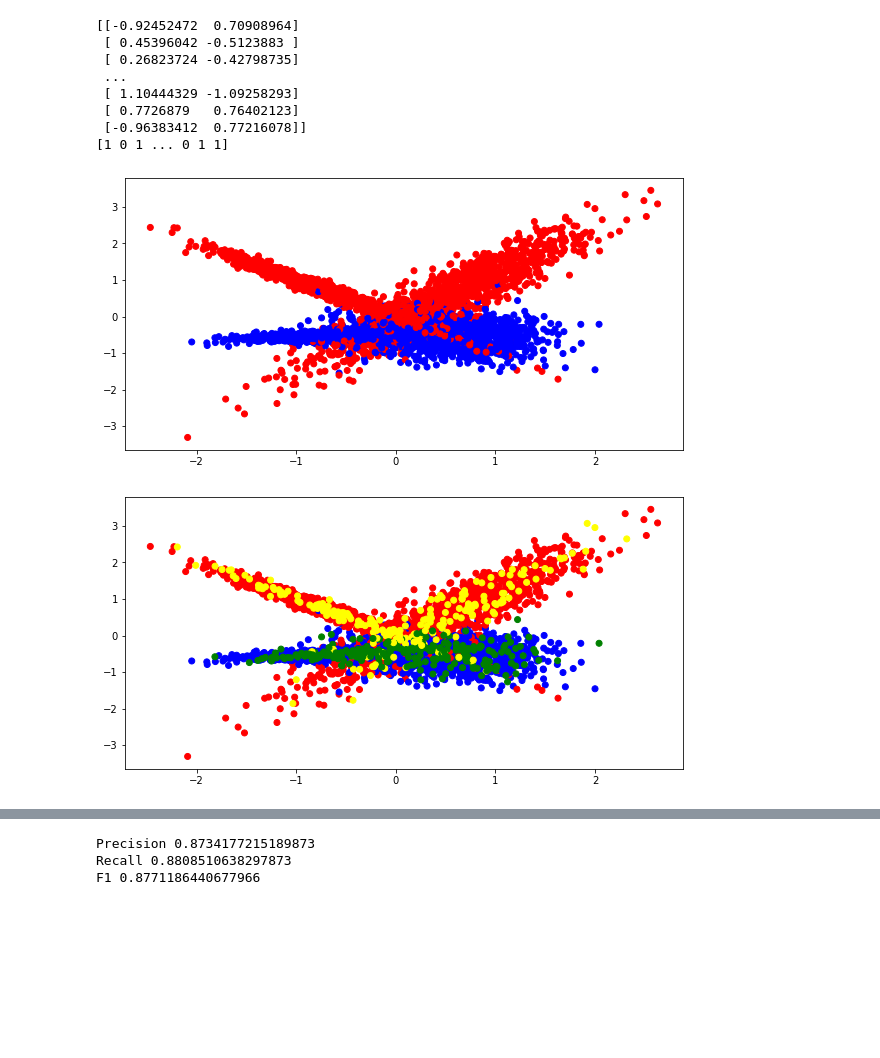
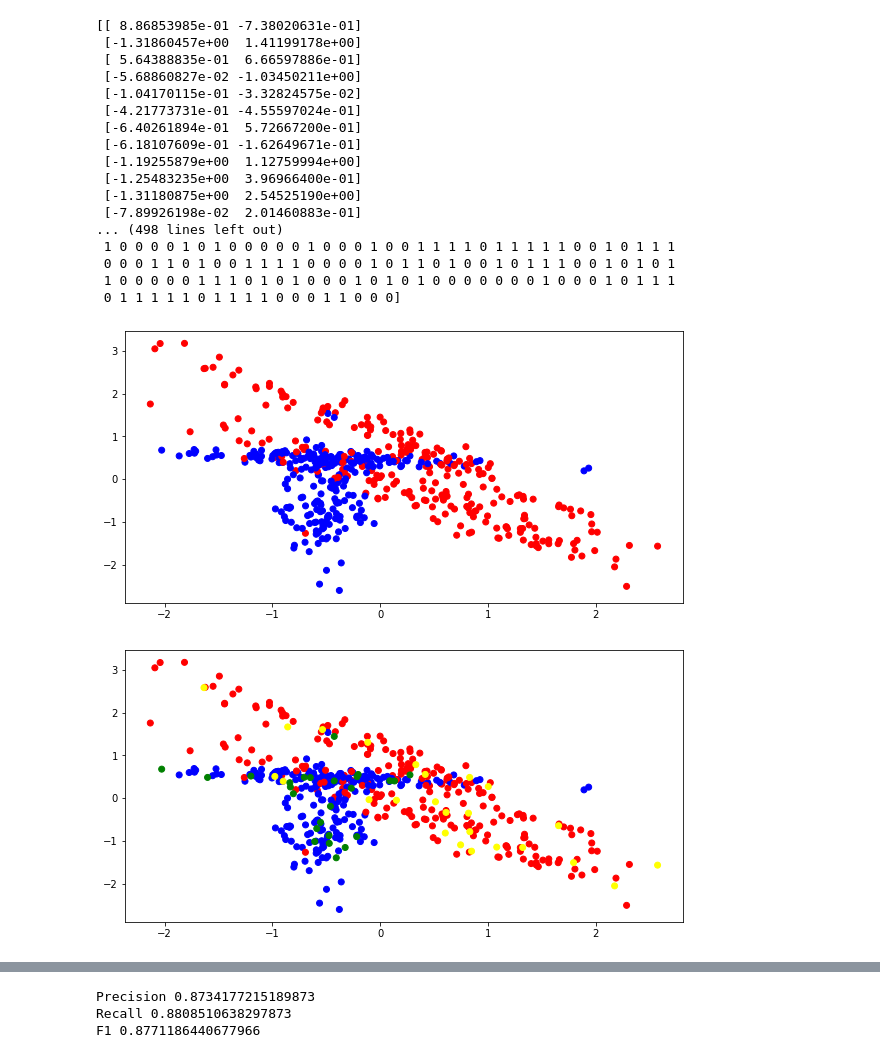
Before and after one commit to Aleksey-I-Nazimov/DataAnalysisAlgorithms, a Jupyter notebook: task-5/task-5.ipynb, the cells around one changed output, grey strips where cells are left out. Saved outputs shown, nothing was run; the diff lists cells and outputs as text; code cells hidden in the pictures; blank space fills up the shorter version.

```diff
--- a/task-5/task-5.ipynb
+++ b/task-5/task-5.ipynb
@@ -28,43 +28,52 @@ rcParams['figure.figsize'] = 10,5
 # weights array-like of shape (n_classes,) or (n_classes - 1,), default=None The proportions of samples assigned to each class. If None, then classes are balanced. Note that if len(weights) == n_classes - 1, then the last class weight is automatically inferred. More than n_samples samples may be returned if the sum of weights exceeds 1. Note that the actual class proportions will not exactly match weights when flip_y isn’t 0.
 # flip_y float, default=0.01 The fraction of samples whose class is assigned randomly. Larger values introduce noise in the labels and make the classification task harder. Note that the default setting flip_y > 0 might lead to less than n_classes in y in some cases.
 # class_sep float, default=1.0 The factor multiplying the hypercube size. Larger values spread out the clusters/classes and make the classification task easier.
 # hypercube bool, default=True If True, the clusters are put on the vertices of a hypercube. If False, the clusters are put on the vertices of a random polytope.
 # shift float, ndarray of shape (n_features,) or None, default=0.0 Shift features by the specified value. If None, then features are shifted by a random value drawn in [-class_sep, class_sep].
 # scale float, ndarray of shape (n_features,) or None, default=1.0 Multiply features by the specified value. If None, then features are scaled by a random value drawn in [1, 100]. Note that scaling happens after shifting.
 # shuffle bool, default=True Shuffle the samples and the features.
 # random_state int, RandomState instance or None, default=None Determines random number generation for dataset creation. Pass an int for reproducible output across multiple function calls. See Glossary.
 
 # сгеренируем данные с помощью sklearn.datasets
 X, Y = datasets.make_classification(
-    n_samples=5000,
+    n_samples=500,
     n_features=2,
     n_informative=2,
     n_redundant=0,
     n_classes=2,
     random_state=3,
     class_sep=0.5
 )
 
 colors = ListedColormap(['blue', 'red'])
 plt.scatter(X[:, 0], X[:, 1], c=Y, cmap=colors);
 
 #Qv,Qp = X.shape
 #(Qv,Qp)
 
 #print (X[:, 0])
 #print (X[:, 1])
 print (X)
 print (Y)
 # %% [output]
-[[-0.92452472  0.70908964]
- [ 0.45396042 -0.5123883 ]
- [ 0.26823724 -0.42798735]
- ...
- [ 1.10444329 -1.09258293]
- [ 0.7726879   0.76402123]
- [-0.96383412  0.77216078]]
-[1 0 1 ... 0 1 1]
+[[ 8.86853985e-01 -7.38020631e-01]
+ [-1.31860457e+00  1.41199178e+00]
+ [ 5.64388835e-01  6.66597886e-01]
+ [-5.68860827e-02 -1.03450211e+00]
+ [-1.04170115e-01 -3.32824575e-02]
+ [-4.21773731e-01 -4.55597024e-01]
+ [-6.40261894e-01  5.72667200e-01]
+ [-6.18107609e-01 -1.62649671e-01]
+ [-1.19255879e+00  1.12759994e+00]
+ [-1.25483235e+00  3.96966400e-01]
+ [-1.31180875e+00  2.54525190e+00]
+ [-7.89926198e-02  2.01460883e-01]
+... (498 lines left out)
+ 1 0 0 0 0 1 0 1 0 0 0 0 0 1 0 0 0 1 0 0 1 1 1 1 0 1 1 1 1 1 0 0 1 0 1 1 1
+ 0 0 0 1 1 0 1 0 0 1 1 1 1 0 0 0 0 1 0 1 1 0 1 0 0 1 0 1 1 1 0 0 1 0 1 0 1
+ 1 0 0 0 0 0 1 1 1 0 1 0 1 0 0 0 1 0 1 0 1 0 0 0 0 0 0 0 1 0 0 0 1 0 1 1 1
+ 0 1 1 1 1 1 0 1 1 1 1 0 0 0 1 1 0 0 0]
-[figure, old version]
+[figure, new version]
 # %%
 from sklearn.model_selection import train_test_split
 
@@ -76,7 +85,7 @@ plt.scatter(x_train[:, 0], x_train[:, 1], c=y_train, cmap=colors);
 colors = ListedColormap(['green', 'yellow'])
 plt.scatter(x_test[:, 0], x_test[:, 1], c=y_test, cmap=colors);
 # %% [output]
-[figure, old version]
+[figure, new version]
 # %%
 
 
```
Also changed, not shown: parts of 2 cells of this notebook.
